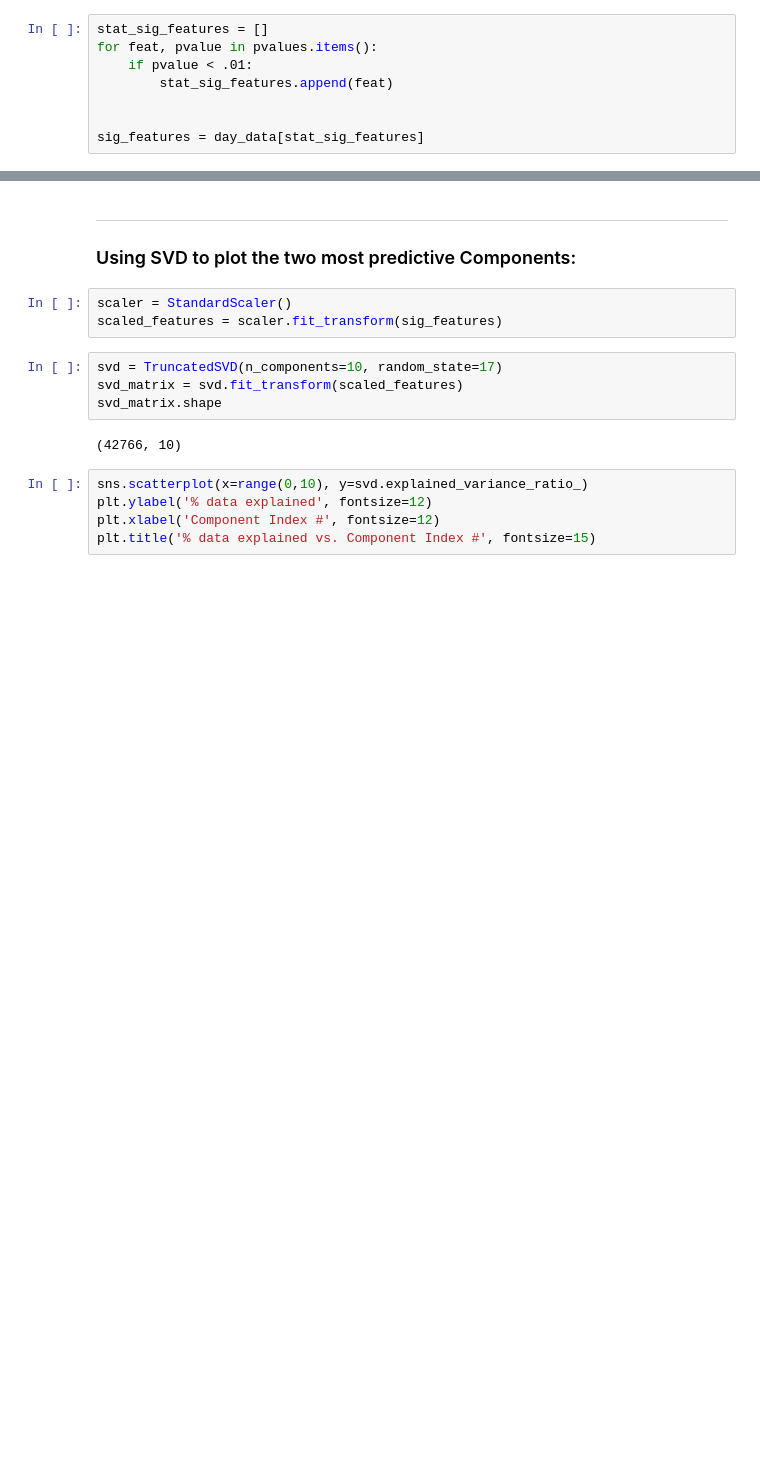
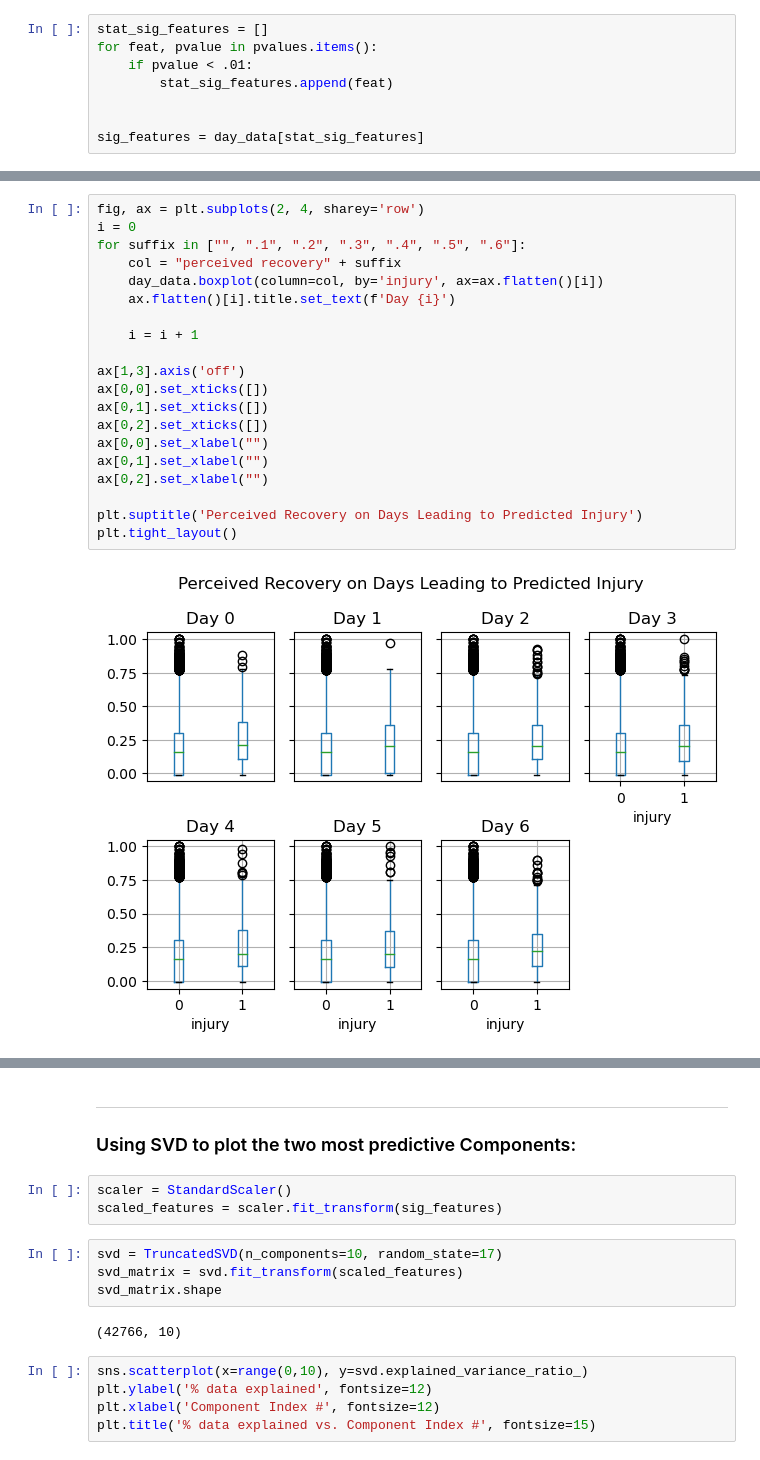
Before and after one commit to ryn8raun248/TrainingTrainers, a Jupyter notebook: final_project_notebook.ipynb, the cells around one changed output, grey strips where cells are left out. Cells and saved outputs as stored; diff of their text form; blank space fills up the shorter version.

```diff
--- a/final_project_notebook.ipynb
+++ b/final_project_notebook.ipynb
@@ -206,0 +235,22 @@ plt.tight_layout()
+# %%
+fig, ax = plt.subplots(2, 4, sharey='row')
+i = 0
+for suffix in ["", ".1", ".2", ".3", ".4", ".5", ".6"]:
+    col = "perceived recovery" + suffix
+    day_data.boxplot(column=col, by='injury', ax=ax.flatten()[i])
+    ax.flatten()[i].title.set_text(f'Day {i}')
+
+    i = i + 1
+
+ax[1,3].axis('off')
+ax[0,0].set_xticks([])
+ax[0,1].set_xticks([])
+ax[0,2].set_xticks([])
+ax[0,0].set_xlabel("")
+ax[0,1].set_xlabel("")
+ax[0,2].set_xlabel("")
+
+plt.suptitle('Perceived Recovery on Days Leading to Predicted Injury')
+plt.tight_layout()
+# %% [output]
+[figure, added]
```
Also changed, not shown: parts of 16 cells of this notebook.
